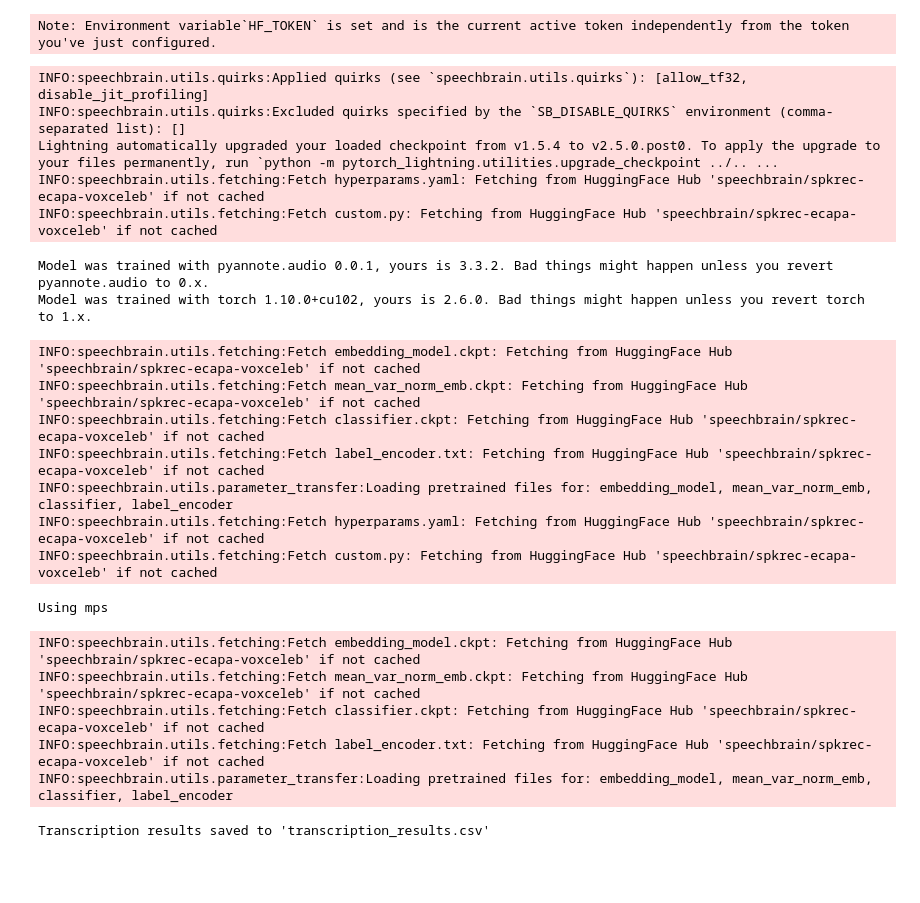
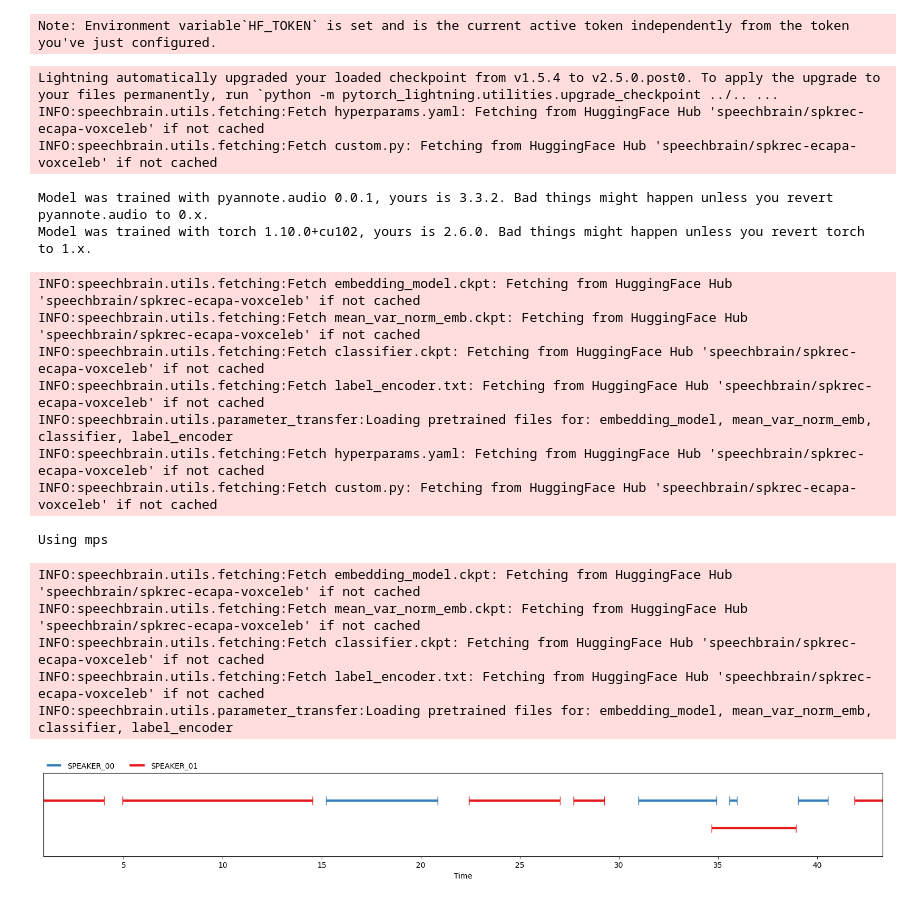
Before and after one commit to Global-Health-Engineering/ghe-transcribe, a Jupyter notebook: transcription_001.ipynb, the cells around one changed output. Cells and saved outputs as stored; diff of their text form; code cells hidden in the pictures; blank space fills up the shorter version.

```diff
--- a/transcription_001.ipynb
+++ b/transcription_001.ipynb
@@ -31,7 +31,6 @@ from pyannote.audio import Pipeline
 import torch
 import whisper
 import pandas as pd
-
 
 # Initialize Pyannote pipeline
 pipeline = Pipeline.from_pretrained("pyannote/speaker-diarization")
@@ -47,18 +46,19 @@ print(f"Using {device}")
 pipeline.to(device)
 
 # Perform diarization
-diarization = pipeline(audio_file)
+who_speaks_when = pipeline(audio_file)
 
+"""
 # Load Whisper model and transcribe audio
 model = whisper.load_model("base.en")
 result = model.transcribe(audio_file)
 
-# Process diarization and transcription results
+# Process who_speaks_when and transcription results
 transcript = {}
 assigned_sections = set()  # To track assigned sections
 
 def calculate_overlap(start1, end1, start2, end2):
-    """Calculate the overlap between two time intervals."""
+    #Calculate the overlap between two time intervals.
     overlap_start = max(start1, start2)
     overlap_end = min(end1, end2)
     return max(0, overlap_end - overlap_start)
@@ -96,36 +96,37 @@ for section in result["segments"]:
 
 # Create DataFrame
 df = pd.DataFrame([(speaker, start, end, text)
                    for speaker, segments in transcript.items()
                    for start, end, text in segments],
                   columns=["Speaker", "Start", "End", "Text"])
 
 # Sort by start time and save to CSV
 df.sort_values(by="Start").reset_index(drop=True).to_csv("transcription_results.csv", index=False)
 
 print("Transcription results saved to 'transcription_results.csv'")
+"""
+
+diarization
 # %% [output]
-INFO:speechbrain.utils.quirks:Applied quirks (see `speechbrain.utils.quirks`): [allow_tf32, disable_jit_profiling]
-INFO:speechbrain.utils.quirks:Excluded quirks specified by the `SB_DISABLE_QUIRKS` environment (comma-separated list): []
 Lightning automatically upgraded your loaded checkpoint from v1.5.4 to v2.5.0.post0. To apply the upgrade to your files permanently, run `python -m pytorch_lightning.utilities.upgrade_checkpoint ../.. ...
 INFO:speechbrain.utils.fetching:Fetch hyperparams.yaml: Fetching from HuggingFace Hub 'speechbrain/spkrec-ecapa-voxceleb' if not cached
 INFO:speechbrain.utils.fetching:Fetch custom.py: Fetching from HuggingFace Hub 'speechbrain/spkrec-ecapa-voxceleb' if not cached
 Model was trained with pyannote.audio 0.0.1, yours is 3.3.2. Bad things might happen unless you revert pyannote.audio to 0.x.
 Model was trained with torch 1.10.0+cu102, yours is 2.6.0. Bad things might happen unless you revert torch to 1.x.
 INFO:speechbrain.utils.fetching:Fetch embedding_model.ckpt: Fetching from HuggingFace Hub 'speechbrain/spkrec-ecapa-voxceleb' if not cached
 INFO:speechbrain.utils.fetching:Fetch mean_var_norm_emb.ckpt: Fetching from HuggingFace Hub 'speechbrain/spkrec-ecapa-voxceleb' if not cached
 INFO:speechbrain.utils.fetching:Fetch classifier.ckpt: Fetching from HuggingFace Hub 'speechbrain/spkrec-ecapa-voxceleb' if not cached
 INFO:speechbrain.utils.fetching:Fetch label_encoder.txt: Fetching from HuggingFace Hub 'speechbrain/spkrec-ecapa-voxceleb' if not cached
 INFO:speechbrain.utils.parameter_transfer:Loading pretrained files for: embedding_model, mean_var_norm_emb, classifier, label_encoder
 INFO:speechbrain.utils.fetching:Fetch hyperparams.yaml: Fetching from HuggingFace Hub 'speechbrain/spkrec-ecapa-voxceleb' if not cached
 INFO:speechbrain.utils.fetching:Fetch custom.py: Fetching from HuggingFace Hub 'speechbrain/spkrec-ecapa-voxceleb' if not cached
 Using mps
 INFO:speechbrain.utils.fetching:Fetch embedding_model.ckpt: Fetching from HuggingFace Hub 'speechbrain/spkrec-ecapa-voxceleb' if not cached
 INFO:speechbrain.utils.fetching:Fetch mean_var_norm_emb.ckpt: Fetching from HuggingFace Hub 'speechbrain/spkrec-ecapa-voxceleb' if not cached
 INFO:speechbrain.utils.fetching:Fetch classifier.ckpt: Fetching from HuggingFace Hub 'speechbrain/spkrec-ecapa-voxceleb' if not cached
 INFO:speechbrain.utils.fetching:Fetch label_encoder.txt: Fetching from HuggingFace Hub 'speechbrain/spkrec-ecapa-voxceleb' if not cached
 INFO:speechbrain.utils.parameter_transfer:Loading pretrained files for: embedding_model, mean_var_norm_emb, classifier, label_encoder
-Transcription results saved to 'transcription_results.csv'
+[figure, added]
 # %%
 # SLOWER () pipeline using https://github.com/yinruiqing/pyannote-whisper
 """
```
Also changed, not shown: parts of 6 cells of this notebook, 10 other files.
